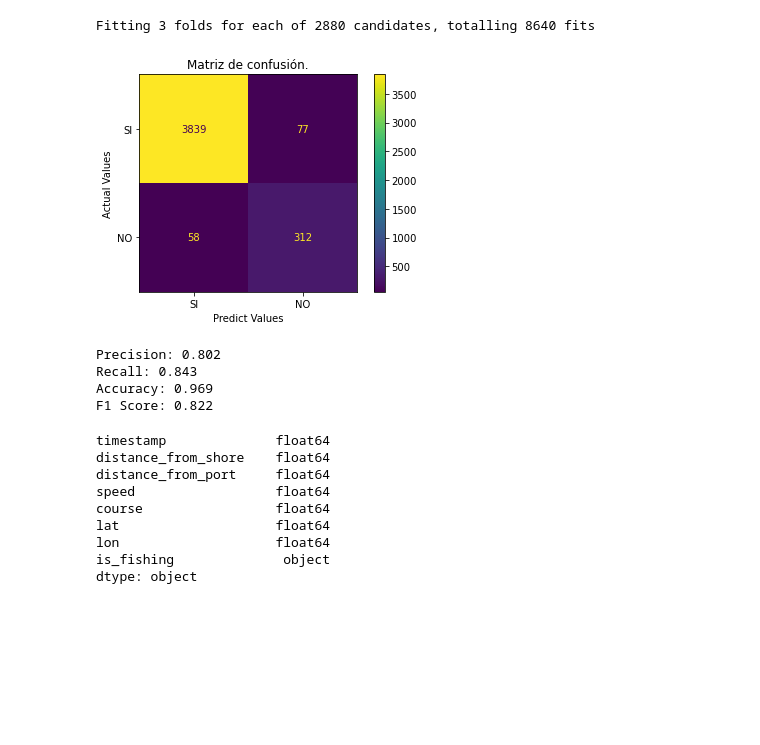
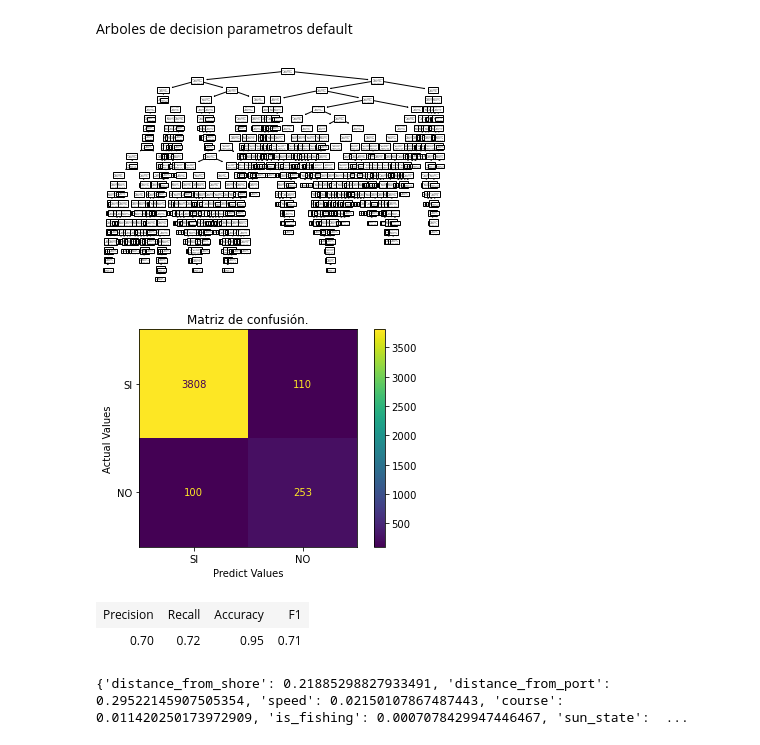
Before and after one commit to nmarcovecchio/tfi_itba_gfw, a Jupyter notebook: python/tfi_con_fe copy.ipynb, the cells around one changed output. Saved outputs shown, nothing was run; the diff lists cells and outputs as text; code cells hidden in the pictures; blank space fills up the shorter version.

```diff
--- a/python/tfi_con_fe copy.ipynb
+++ b/python/tfi_con_fe copy.ipynb
@@ -103,45 +51,0 @@ F1 Score: 0.498
-# %%
-from sklearn.tree import ExtraTreeClassifier
-from sklearn.tree import DecisionTreeRegressor
-
-#extra_tree_classifier = ExtraTreeClassifier(random_state=1)
-#extra_tree_classifier.fit(X_train, y_train)
-
-from sklearn.model_selection import GridSearchCV
-
-parameters={"splitter":["best","random"],
-            "max_depth" : [5,7,9],
-           "min_samples_leaf":[1,2,3,4,5],
-           "min_weight_fraction_leaf":[0.1,0.2,0.3,0.4],
-           "max_features":["auto","log2","sqrt",None],
-           "max_leaf_nodes":[None,10,20,30,40,50] }
-
-grid = GridSearchCV(ExtraTreeClassifier(random_state=1), cv=3, n_jobs=-1, verbose=3,
-                    param_grid =parameters
-                    )
-
-grid.fit(X_train, y_train)
-
-print('Train Accuracy : %.3f'%grid.best_estimator_.score(X_train, y_train))
-print('Test Accuracy : %.3f'%grid.best_estimator_.score(X_test, y_test))
-print('Best Score Through Grid Search : %.3f'%grid.best_score_)
-print('Best Parameters : ',grid.best_params_)
-# %% [output]
-Fitting 3 folds for each of 2880 candidates, totalling 8640 fits
-# %%
-dt = DecisionTreeClassifier(max_depth=grid.best_params_['max_depth'],
-                            max_features=grid.best_params_['max_features'],
-                            max_leaf_nodes=grid.best_params_['max_leaf_nodes'],
-                            min_samples_leaf=grid.best_params_['min_samples_leaf'],
-                            min_weight_fraction_leaf=grid.best_params_['min_weight_fraction_leaf'],
-                            splitter=grid.best_params_['splitter']
-)
-dt.fit(X_train, y_train)
-y_pred = dt.predict(X_test)
-evaluate_model(y_test, y_pred)
-# %% [output]
-[figure, removed]
-Precision: 0.802
-Recall: 0.843
-Accuracy: 0.969
-F1 Score: 0.822
@@ -164,12 +52,21 @@ print(current_sun_alt*180/math.pi)
-# %%
-df.dtypes
-# %% [output]
-timestamp              float64
-distance_from_shore    float64
-distance_from_port     float64
-speed                  float64
-course                 float64
-lat                    float64
-lon                    float64
-is_fishing              object
-dtype: object
+# %%
+from sklearn.model_selection import train_test_split
+from sklearn import tree
+
+dt = DecisionTreeClassifier()
+dt.fit(X_train, y_train)
+y_pred = dt.predict(X_test)
+
+tree.plot_tree(dt)
+
+evaluate_model('Arboles de decision parametros default',y_test, y_pred)
+# %% [output]
+Arboles de decision parametros default
+[figure, added]
+[figure, added]
+| Precision | Recall | Accuracy | F1 |
+| 0.70 | 0.72 | 0.95 | 0.71 |
+# %%
+print(dict(zip(df.columns, dt.feature_importances_)))
+# %% [output]
+{'distance_from_shore': 0.21885298827933491, 'distance_from_port': 0.29522145907505354, 'speed': 0.02150107867487443, 'course': 0.011420250173972909, 'is_fishing': 0.0007078429947446467, 'sun_state':  ...
```
Also changed, not shown: parts of 8 cells of this notebook, 4 other files.
